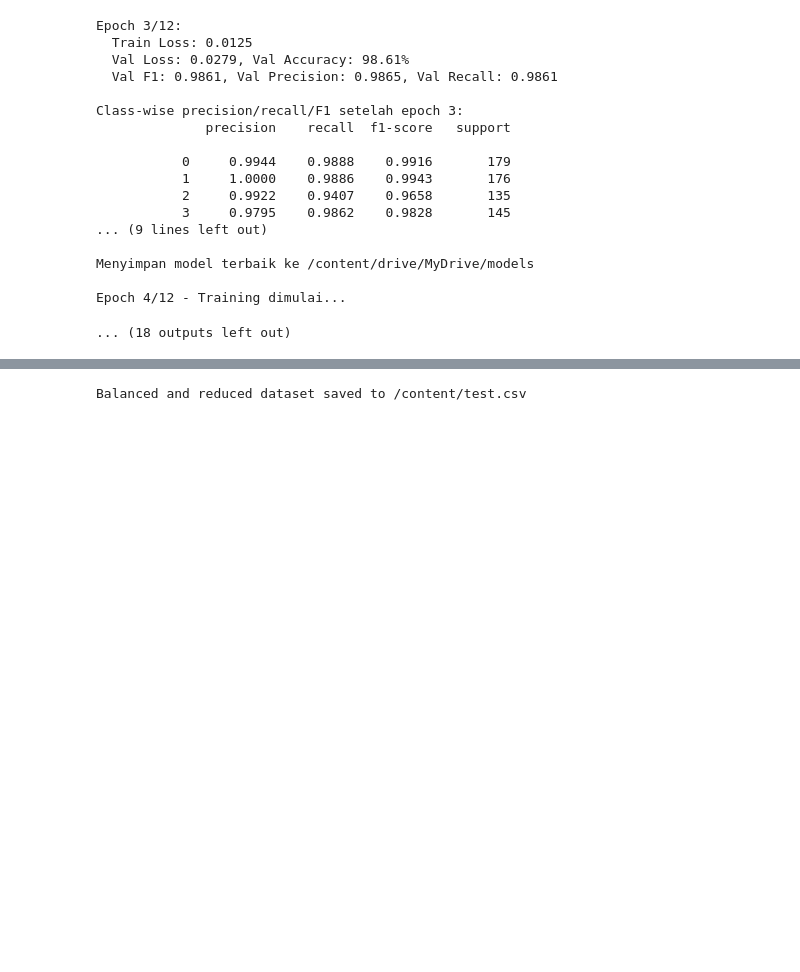
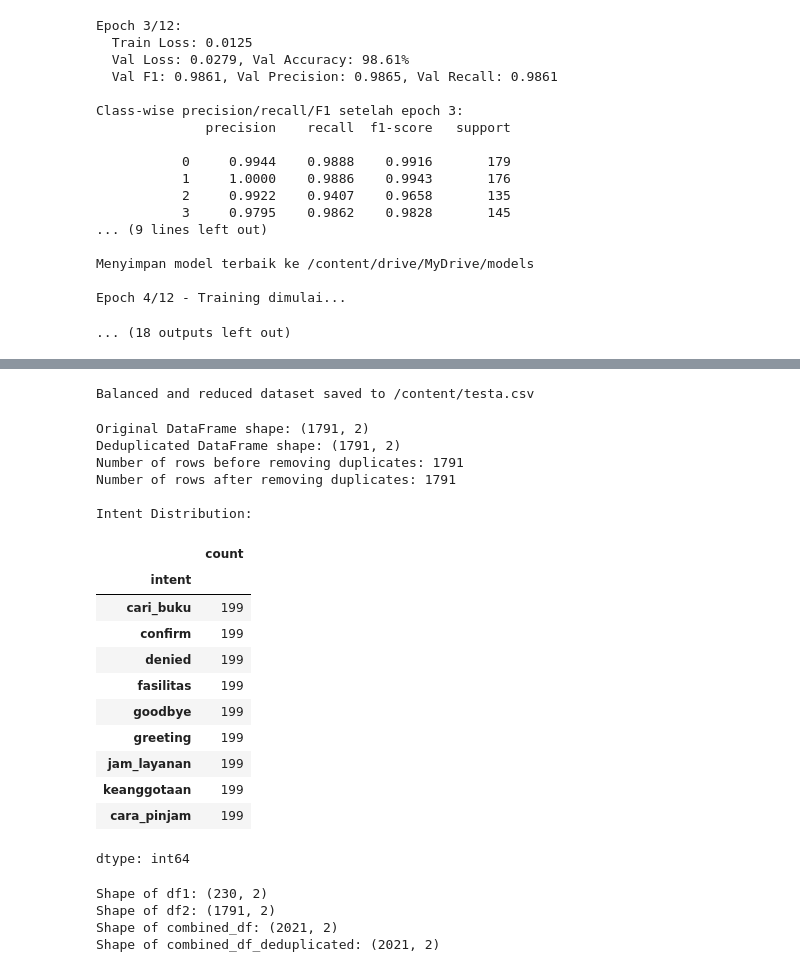
Before and after one commit to HaqTetsuya/ChatbotPerpusBipa, a Jupyter notebook: IndobertPerpusChatbot.ipynb, the cells around one changed output, grey strips where cells are left out. Saved outputs shown, nothing was run; the diff lists cells and outputs as text; code cells hidden in the pictures; blank space fills up the shorter version.

```diff
--- a/IndobertPerpusChatbot.ipynb
+++ b/IndobertPerpusChatbot.ipynb
@@ -2678,9 +2690,9 @@ def balance_and_reduce_dataset(filepath, output_filepath):
     print(f"Balanced and reduced dataset saved to {output_filepath}")
 
 #balance_and_reduce_dataset('/content/ChatbotPerpusBipa/train.xlsx', '/content/test.csv')
-balance_and_reduce_dataset('/content/train.csv', '/content/test.csv')
+balance_and_reduce_dataset('/content/test.csv', '/content/testa.csv')
 # %% [output]
-Balanced and reduced dataset saved to /content/test.csv
+Balanced and reduced dataset saved to /content/testa.csv
 # %%
 # @title test set
 import pandas as pd
@@ -2944,34 +2956,53 @@ df.to_csv("test.csv", index=False)
 # @title hapus duplikat
 
 # prompt: train.csv the dataset has coloumn text and intent, scans the datasets, and check if there is any duplicate row on text in same intent, and clear it so there is only one. and print the results
 
 import pandas as pd
 
 try:
-    df = pd.read_csv('/content/train.csv')
+    df = pd.read_csv('/content/test.csv')
 except FileNotFoundError:
     print("Error: train.csv not found. Please upload the file to the Colab environment.")
     exit()
 
 # Remove duplicates based on 'text' and 'intent' columns, keeping the first occurrence
 df_deduplicated = df.drop_duplicates(subset=['text', 'intent'], keep='first')
 
 # Print the shape of the original and deduplicated DataFrames
 print(f"Original DataFrame shape: {df.shape}")
 print(f"Deduplicated DataFrame shape: {df_deduplicated.shape}")
 
 # Print the deduplicated DataFrame (optional)
 df_deduplicated
 
 # Save the deduplicated DataFrame to a new CSV file (optional)
 df_deduplicated.to_csv('tests.csv', index=False)
 print(f"Number of rows before removing duplicates: {len(df)}")
 print(f"Number of rows after removing duplicates: {len(df_deduplicated)}")
 
 # Display the intent distribution
 intent_distribution = df_deduplicated['intent'].value_counts()
 print("\nIntent Distribution:")
 intent_distribution
+# %% [output]
+Original DataFrame shape: (1791, 2)
+Deduplicated DataFrame shape: (1791, 2)
+Number of rows before removing duplicates: 1791
+Number of rows after removing duplicates: 1791
+
+Intent Distribution:
+|  | count |
+| intent |  |
+| cari_buku | 199 |
+| confirm | 199 |
+| denied | 199 |
+| fasilitas | 199 |
+| goodbye | 199 |
+| greeting | 199 |
+| jam_layanan | 199 |
+| keanggotaan | 199 |
+| cara_pinjam | 199 |
+dtype: int64
 # %%
 # @title combine dataset
 # prompt: combine 2 dataset csv becasuse same coloumn
@@ -2980,7 +3011,7 @@ import pandas as pd
 
 # Load the two datasets
 try:
-    df1 = pd.read_csv('/content/train.csv')
+    df1 = pd.read_csv('/content/tests.csv')
     df2 = pd.read_csv('/content/test.csv')
 except FileNotFoundError:
     print("Error: One or both CSV files not found. Please upload the files to the Colab environment.")
@@ -3001,6 +3032,11 @@ print(f"Shape of combined_df_deduplicated: {combined_df_deduplicated.shape}")
 
 # Save the combined and deduplicated DataFrame to a new CSV file
 combined_df_deduplicated.to_csv('combined_dataset.csv', index=False)
+# %% [output]
+Shape of df1: (230, 2)
+Shape of df2: (1791, 2)
+Shape of combined_df: (2021, 2)
+Shape of combined_df_deduplicated: (2021, 2)
 # %%
 # @title json
 import json
```
Also changed, not shown: parts of 3 cells of this notebook.
